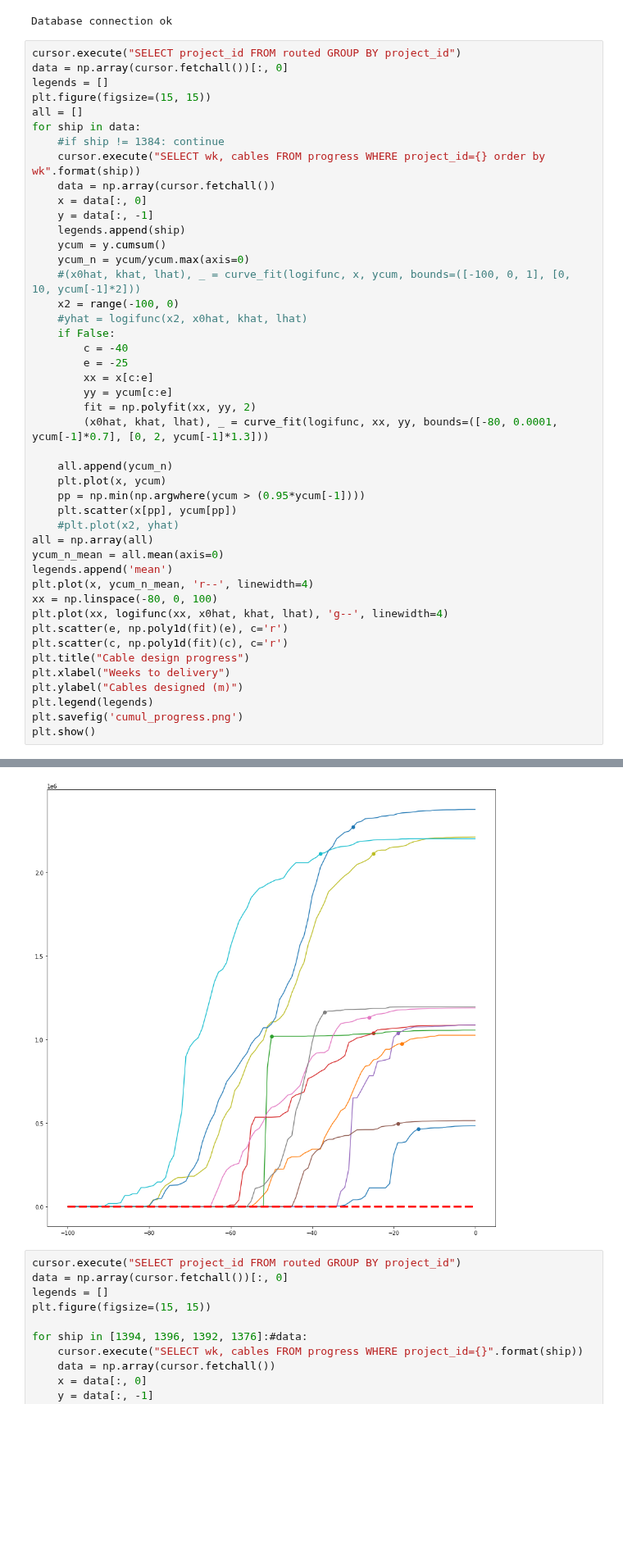
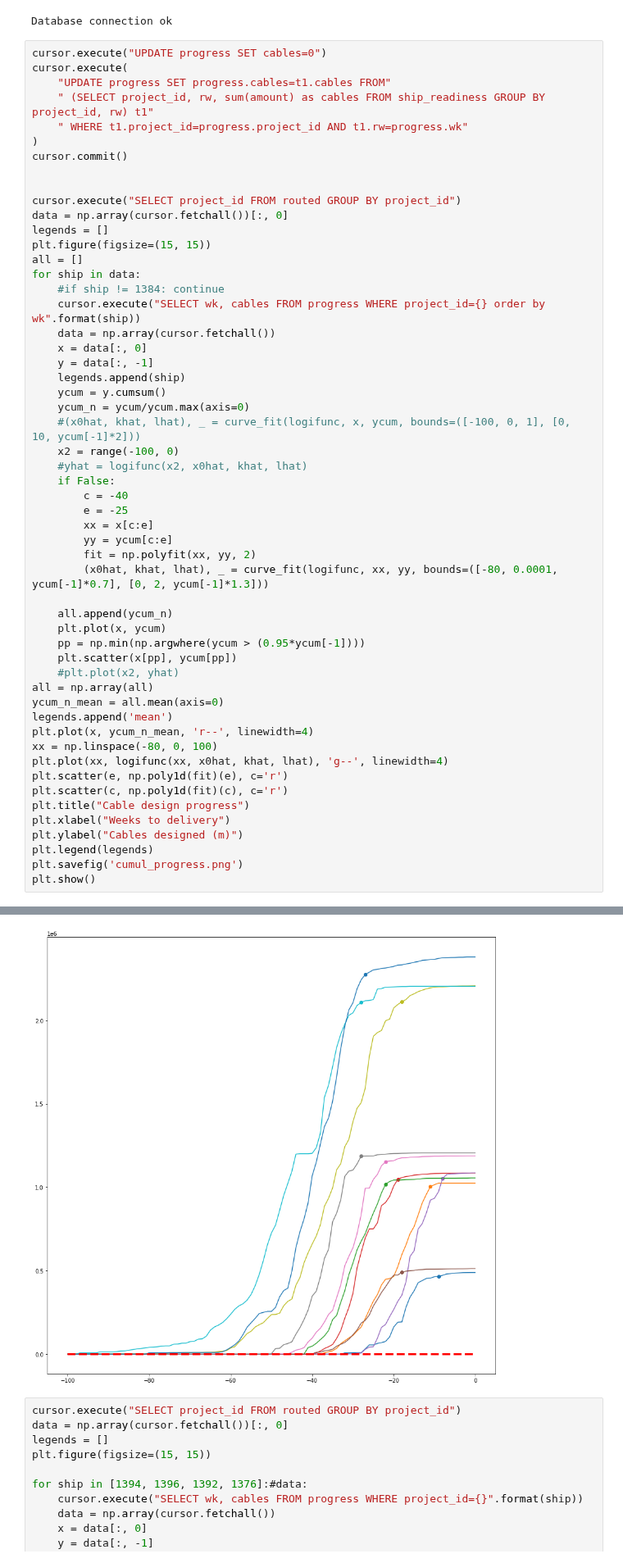
Before and after one commit to Miikkasna/cablepredictions, a Jupyter notebook: jupyter test.ipynb, the cells around one changed output, grey strips where cells are left out. Shown at 82% size. Cells and saved outputs as stored; diff of their text form; blank space fills up the shorter version.

Commit message:
add tests for long cables vs area cables

```diff
--- a/jupyter test.ipynb
+++ b/jupyter test.ipynb
@@ -45,6 +45,15 @@ def display_table(data):
 # %% [output]
 Database connection ok
 # %%
+cursor.execute("UPDATE progress SET cables=0")
+cursor.execute(
+    "UPDATE progress SET progress.cables=t1.cables FROM"
+    " (SELECT project_id, rw, sum(amount) as cables FROM ship_readiness GROUP BY project_id, rw) t1"
+    " WHERE t1.project_id=progress.project_id AND t1.rw=progress.wk"
+)
+cursor.commit()
+
+
 cursor.execute("SELECT project_id FROM routed GROUP BY project_id")
 data = np.array(cursor.fetchall())[:, 0]
 legends = []
@@ -64,34 +73,34 @@ for ship in data:
     #yhat = logifunc(x2, x0hat, khat, lhat)
     if False:
         c = -40
         e = -25
         xx = x[c:e]
         yy = ycum[c:e]
         fit = np.polyfit(xx, yy, 2)
         (x0hat, khat, lhat), _ = curve_fit(logifunc, xx, yy, bounds=([-80, 0.0001, ycum[-1]*0.7], [0, 2, ycum[-1]*1.3]))
 
     all.append(ycum_n)
     plt.plot(x, ycum)
     pp = np.min(np.argwhere(ycum > (0.95*ycum[-1])))
     plt.scatter(x[pp], ycum[pp])
     #plt.plot(x2, yhat)
 all = np.array(all)
 ycum_n_mean = all.mean(axis=0)
 legends.append('mean')
 plt.plot(x, ycum_n_mean, 'r--', linewidth=4)
 xx = np.linspace(-80, 0, 100)
 plt.plot(xx, logifunc(xx, x0hat, khat, lhat), 'g--', linewidth=4)
 plt.scatter(e, np.poly1d(fit)(e), c='r')
 plt.scatter(c, np.poly1d(fit)(c), c='r')
 plt.title("Cable design progress")
 plt.xlabel("Weeks to delivery")
 plt.ylabel("Cables designed (m)")
 plt.legend(legends)
 plt.savefig('cumul_progress.png')
 plt.show()
 # %% [output]
 NameError: name 'x0hat' is not defined
-[figure, old version]
+[figure, new version]
 # %%
 cursor.execute("SELECT project_id FROM routed GROUP BY project_id")
 data = np.array(cursor.fetchall())[:, 0]
```
Also changed, not shown: parts of 1 cell of this notebook, 7 other files.
